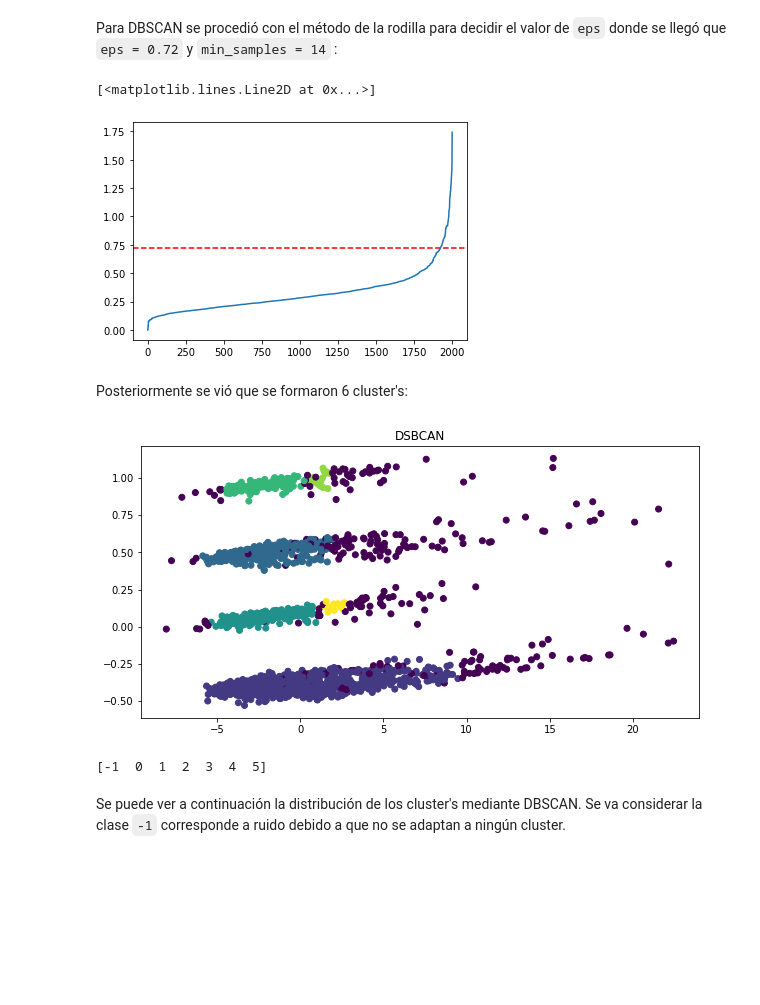
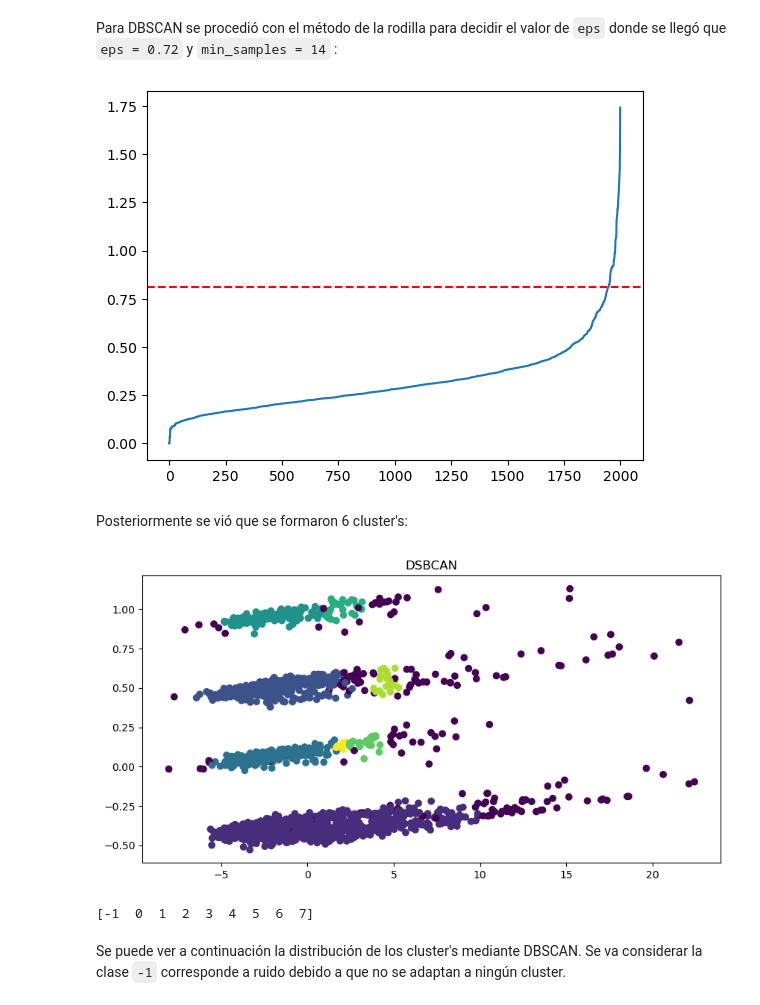
Before and after one commit to Litr0/Proyecto-Mineria, a Jupyter notebook: Hito1.ipynb, the cells around one changed output. Saved outputs shown, nothing was run; the diff lists cells and outputs as text; code cells hidden in the pictures; blank space fills up the shorter version.

```diff
--- a/Hito1.ipynb
+++ b/Hito1.ipynb
@@ -786,30 +712,29 @@ Para DBSCAN se procedió con el método de la rodilla para decidir el valor de `
 from sklearn.cluster import DBSCAN
 from sklearn.neighbors import NearestNeighbors
 # %%
-#MEtodo de la rodilla
 N = 14
 nbrs = NearestNeighbors(n_neighbors=N).fit(X)
 distances, indices = nbrs.kneighbors(X)
 
 distances = np.sort(distances, axis=0)
 distances = distances[:,1]
-plt.axhline(y= 0.72, color='r', linestyle='--') #Ajuste el valor para y
+plt.axhline(y= 0.81, color='r', linestyle='--')
 plt.plot(distances)
+plt.show()
 # %% [output]
-[<matplotlib.lines.Line2D at 0x...>]
-[figure, old version]
+[figure, new version]
 # %% [markdown]
 Posteriormente se vió que se formaron 6 cluster's:
 # %%
-dbscan = DBSCAN(eps= 0.72, min_samples= N).fit(X)
+dbscan = DBSCAN(eps= 0.82, min_samples= 14).fit(X)
 fig, ax = plt.subplots(sharex=True, figsize = (10,5))
 plt.scatter(rates_pca[:,0], rates_pca[:,1], c = dbscan.labels_)
 plt.title('DSBCAN')
 plt.show()
 print(np.unique(dbscan.labels_))
 # %% [output]
-[figure, old version]
+[figure, new version]
-[-1  0  1  2  3  4  5]
+[-1  0  1  2  3  4  5  6  7]
 # %% [markdown]
 Se puede ver a continuación la distribución de los cluster's mediante DBSCAN. Se va considerar la clase `-1` corresponde a ruido debido a que no se adaptan a ningún cluster.
 # %%
```
Also changed, not shown: parts of 63 cells of this notebook.
